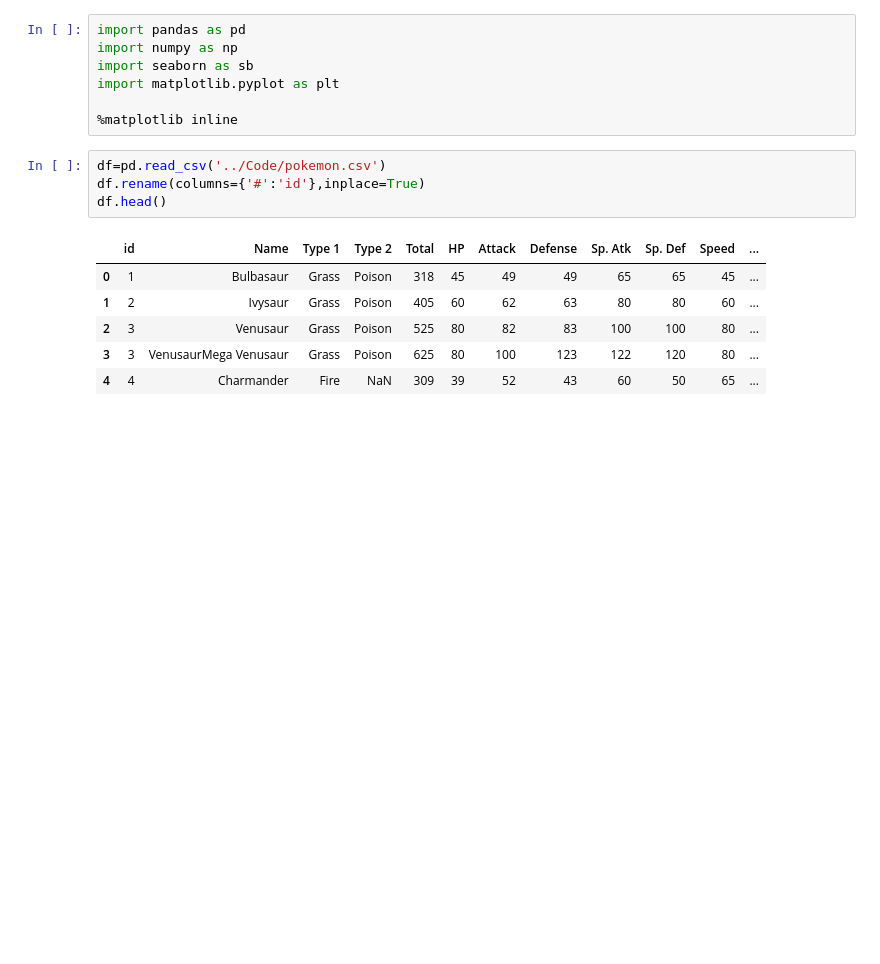
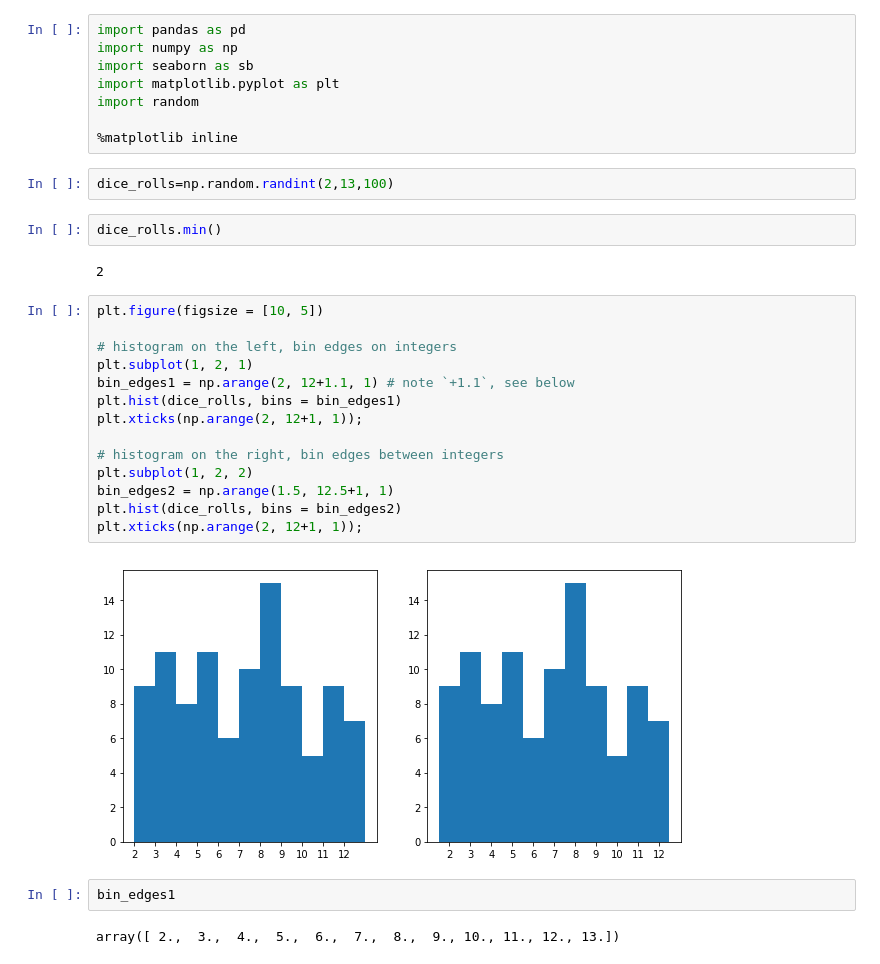
Before and after one commit to A2Amir/Data-Visualization-in-Data-Science-Process, a Jupyter notebook: Code/Choosing a Plot for Discrete Data.ipynb, the cells around one changed output. Cells and saved outputs as stored; diff of their text form; blank space fills up the shorter version.

```diff
--- a/Code/Choosing a Plot for Discrete Data.ipynb
+++ b/Code/Choosing a Plot for Discrete Data.ipynb
@@ -7,16 +31,32 @@ import pandas as pd
 import numpy as np
 import seaborn as sb
 import matplotlib.pyplot as plt
+import random
 
 %matplotlib inline
-# %%
-df=pd.read_csv('../Code/pokemon.csv')
-df.rename(columns={'#':'id'},inplace=True)
-df.head()
-# %% [output]
-|  | id | Name | Type 1 | Type 2 | Total | HP | Attack | Defense | Sp. Atk | Sp. Def | Speed | ... |
-| 0 | 1 | Bulbasaur | Grass | Poison | 318 | 45 | 49 | 49 | 65 | 65 | 45 | ... |
-| 1 | 2 | Ivysaur | Grass | Poison | 405 | 60 | 62 | 63 | 80 | 80 | 60 | ... |
-| 2 | 3 | Venusaur | Grass | Poison | 525 | 80 | 82 | 83 | 100 | 100 | 80 | ... |
-| 3 | 3 | VenusaurMega Venusaur | Grass | Poison | 625 | 80 | 100 | 123 | 122 | 120 | 80 | ... |
-| 4 | 4 | Charmander | Fire | NaN | 309 | 39 | 52 | 43 | 60 | 50 | 65 | ... |
+# %%
+dice_rolls=np.random.randint(2,13,100)
+# %%
+dice_rolls.min()
+# %% [output]
+2
+# %%
+plt.figure(figsize = [10, 5])
+
+# histogram on the left, bin edges on integers
+plt.subplot(1, 2, 1)
+bin_edges1 = np.arange(2, 12+1.1, 1) # note `+1.1`, see below
+plt.hist(dice_rolls, bins = bin_edges1)
+plt.xticks(np.arange(2, 12+1, 1));
+
+# histogram on the right, bin edges between integers
+plt.subplot(1, 2, 2)
+bin_edges2 = np.arange(1.5, 12.5+1, 1)
+plt.hist(dice_rolls, bins = bin_edges2)
+plt.xticks(np.arange(2, 12+1, 1));
+# %% [output]
+[figure, added]
+# %%
+bin_edges1
+# %% [output]
+array([ 2.,  3.,  4.,  5.,  6.,  7.,  8.,  9., 10., 11., 12., 13.])
```
Also changed, not shown: parts of 9 cells of this notebook.
